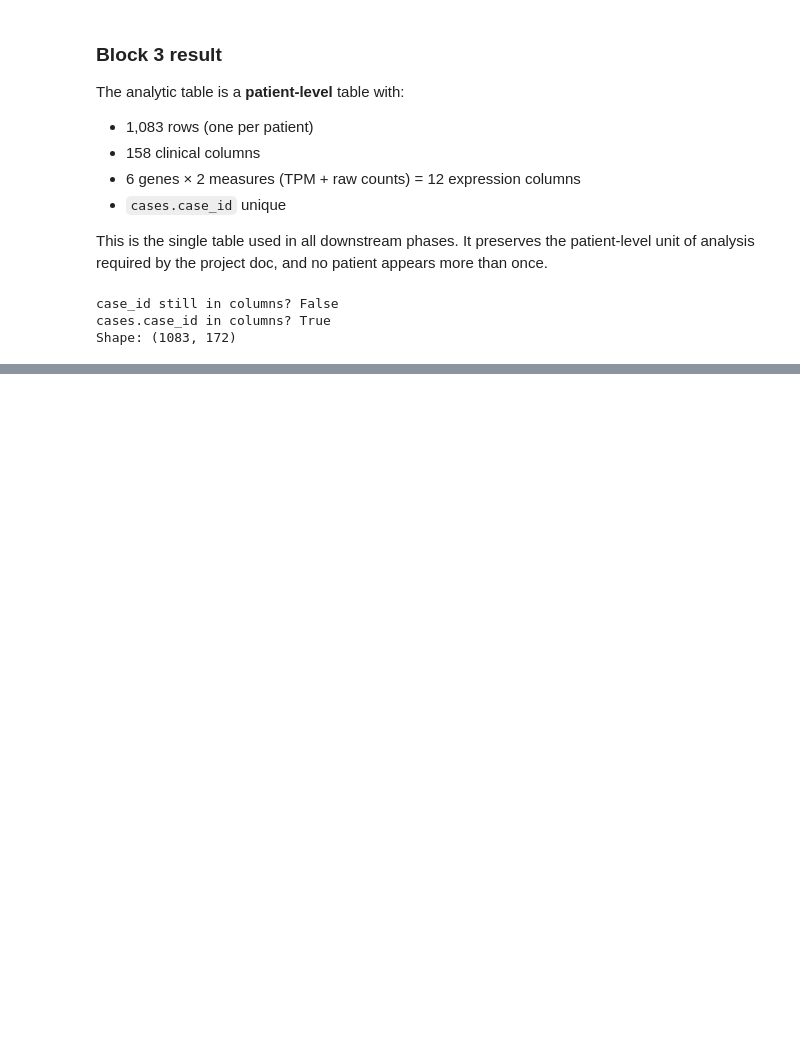
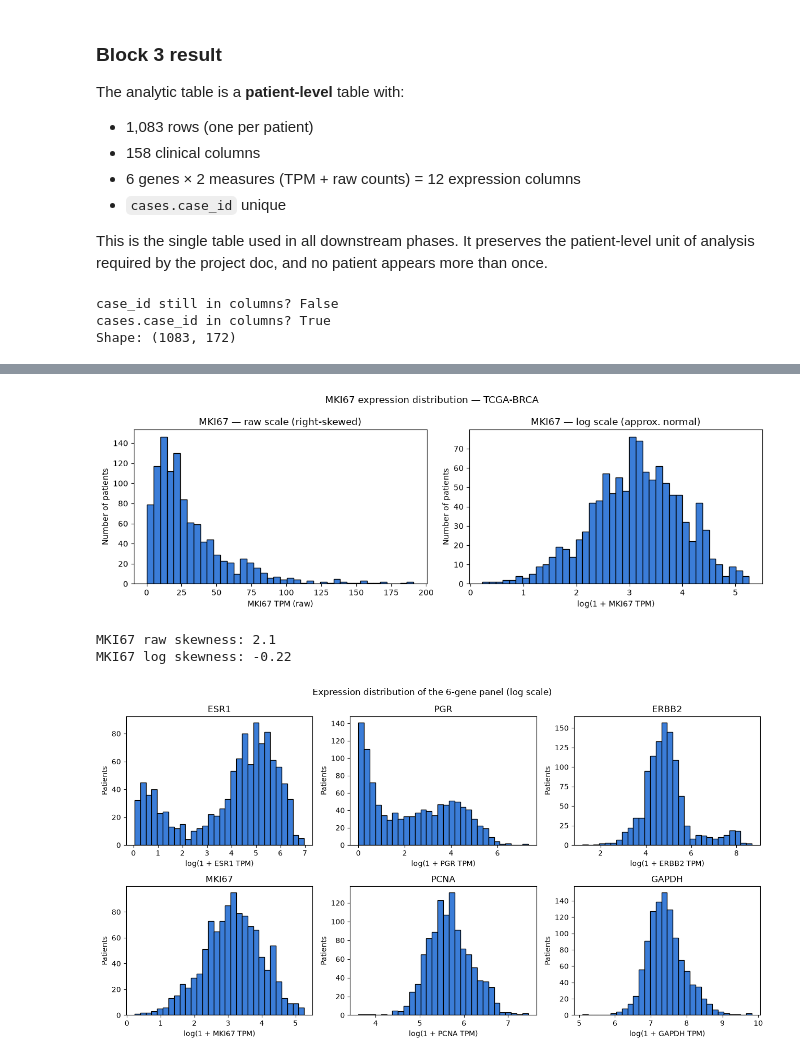
Before and after one commit to Setyhoseini/TCGA-BRCA-dataset-analysis, a Jupyter notebook: notebooks/01_first_look.ipynb, the cells around one changed output, grey strips where cells are left out. Drawn from its saved outputs; the diff is of its cells as text; code cells hidden in the pictures; blank space fills up the shorter version.

```diff
--- a/notebooks/01_first_look.ipynb
+++ b/notebooks/01_first_look.ipynb
@@ -689,0 +792,46 @@ Shape: (1083, 172)
+# %%
+# ============================================================
+# BLOCK 5 — Expression descriptive plots (Phase 1, task 7)
+# ============================================================
+GENE_PANEL = ["ESR1", "PGR", "ERBB2", "MKI67", "PCNA", "GAPDH"]
+
+# --- Plot 5: MKI67 distribution on raw and log scale ---
+mki67 = to_num(at["MKI67_tpm"])
+fig, axes = plt.subplots(1, 2, figsize=(12, 4))
+axes[0].hist(mki67.dropna(), bins=40, edgecolor="black", color="#3b7dd8")
+axes[0].set_xlabel("MKI67 TPM (raw)")
+axes[0].set_ylabel("Number of patients")
+axes[0].set_title("MKI67 — raw scale (right-skewed)")
+
+log_mki67 = np.log1p(mki67)
+axes[1].hist(log_mki67.dropna(), bins=40, edgecolor="black", color="#3b7dd8")
+axes[1].set_xlabel("log(1 + MKI67 TPM)")
+axes[1].set_ylabel("Number of patients")
+axes[1].set_title("MKI67 — log scale (approx. normal)")
+fig.suptitle("MKI67 expression distribution — TCGA-BRCA")
+fig.tight_layout()
+fig.savefig("../figures/p1_MKI67_distribution.png", dpi=150)
+plt.show()
+
+# Quantify skewness to justify the log transform
+print("MKI67 raw skewness:", round(mki67.skew(), 2))
+print("MKI67 log skewness:", round(log_mki67.skew(), 2))
+
+# --- Plot 6: 6-gene panel overview ---
+fig, axes = plt.subplots(2, 3, figsize=(13, 7))
+for i, g in enumerate(GENE_PANEL):
+    ax = axes.flat[i]
+    x = np.log1p(to_num(at[f"{g}_tpm"]).dropna())
+    ax.hist(x, bins=30, edgecolor="black", color="#3b7dd8")
+    ax.set_title(g)
+    ax.set_xlabel(f"log(1 + {g} TPM)")
+    ax.set_ylabel("Patients")
+fig.suptitle("Expression distribution of the 6-gene panel (log scale)")
+fig.tight_layout()
+fig.savefig("../figures/p1_gene_panel_distributions.png", dpi=150)
+plt.show()
+# %% [output]
+[figure, added]
+MKI67 raw skewness: 2.1
+MKI67 log skewness: -0.22
+[figure, added]
```
Also changed, not shown: parts of 4 cells of this notebook, 15 other files.
